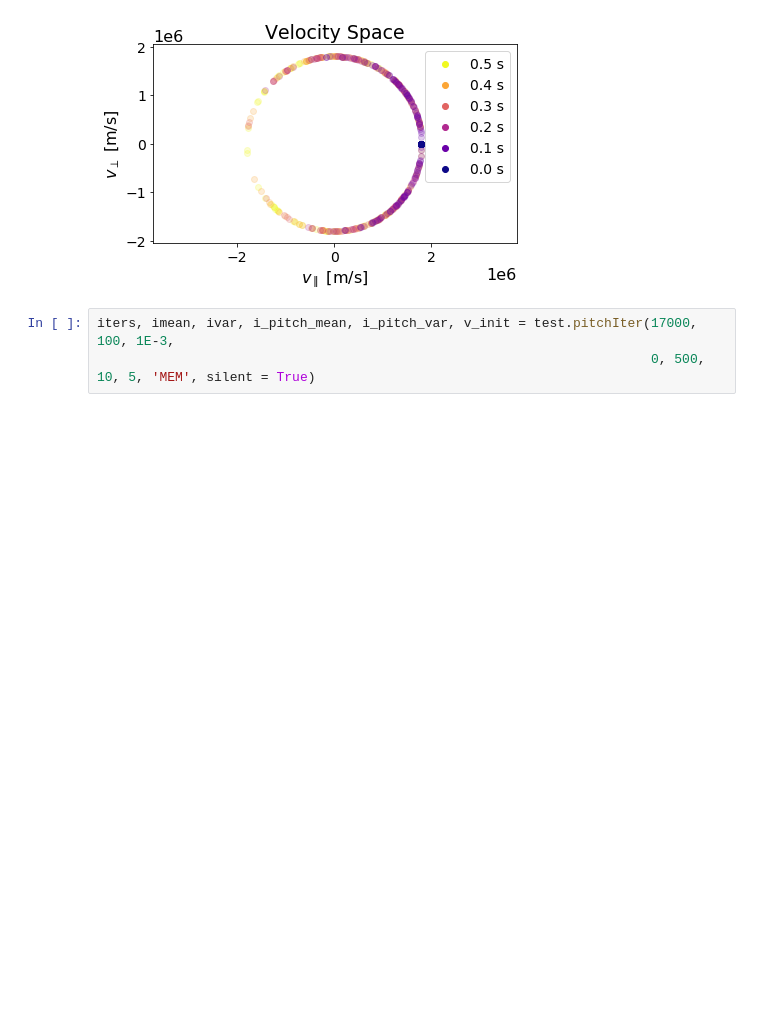
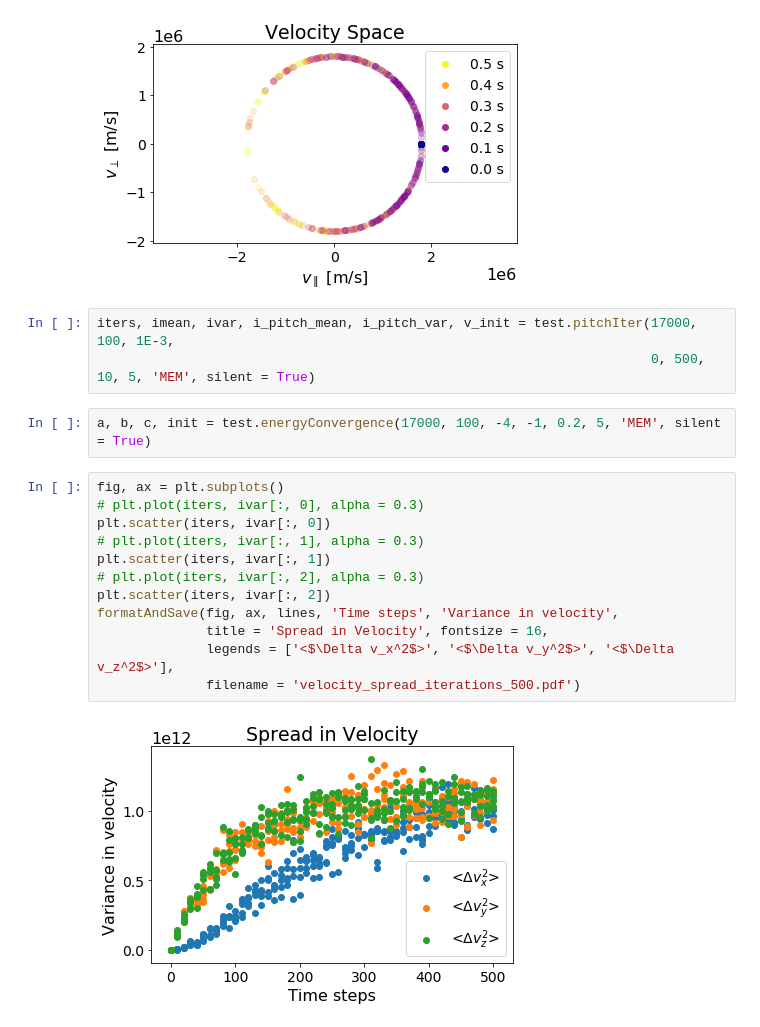
Before and after one commit to lauraxinzhang/CoulombCollisions, a Jupyter notebook: tests.ipynb, the cells around one changed output. Saved outputs shown, nothing was run; the diff lists cells and outputs as text; blank space fills up the shorter version.

Commit message:
more changes added to plotting; starting to fix np.append

```diff
--- a/tests.ipynb
+++ b/tests.ipynb
@@ -71,3 +71,19 @@ formatAndSave(fig, ax, lines, '$v_\parallel$ [m/s]', '$v_\perp$ [m/s]',
 # %%
 iters, imean, ivar, i_pitch_mean, i_pitch_var, v_init = test.pitchIter(17000, 100, 1E-3,
                                                                        0, 500, 10, 5, 'MEM', silent = True)
+# %%
+a, b, c, init = test.energyConvergence(17000, 100, -4, -1, 0.2, 5, 'MEM', silent = True)
+# %%
+fig, ax = plt.subplots()
+# plt.plot(iters, ivar[:, 0], alpha = 0.3)
+plt.scatter(iters, ivar[:, 0])
+# plt.plot(iters, ivar[:, 1], alpha = 0.3)
+plt.scatter(iters, ivar[:, 1])
+# plt.plot(iters, ivar[:, 2], alpha = 0.3)
+plt.scatter(iters, ivar[:, 2])
+formatAndSave(fig, ax, lines, 'Time steps', 'Variance in velocity',
+              title = 'Spread in Velocity', fontsize = 16,
+              legends = ['<$\Delta v_x^2$>', '<$\Delta v_y^2$>', '<$\Delta v_z^2$>'],
+              filename = 'velocity_spread_iterations_500.pdf')
+# %% [output]
+[figure, added]
```
Also changed, not shown: parts of 24 cells of this notebook, 4 other files.
